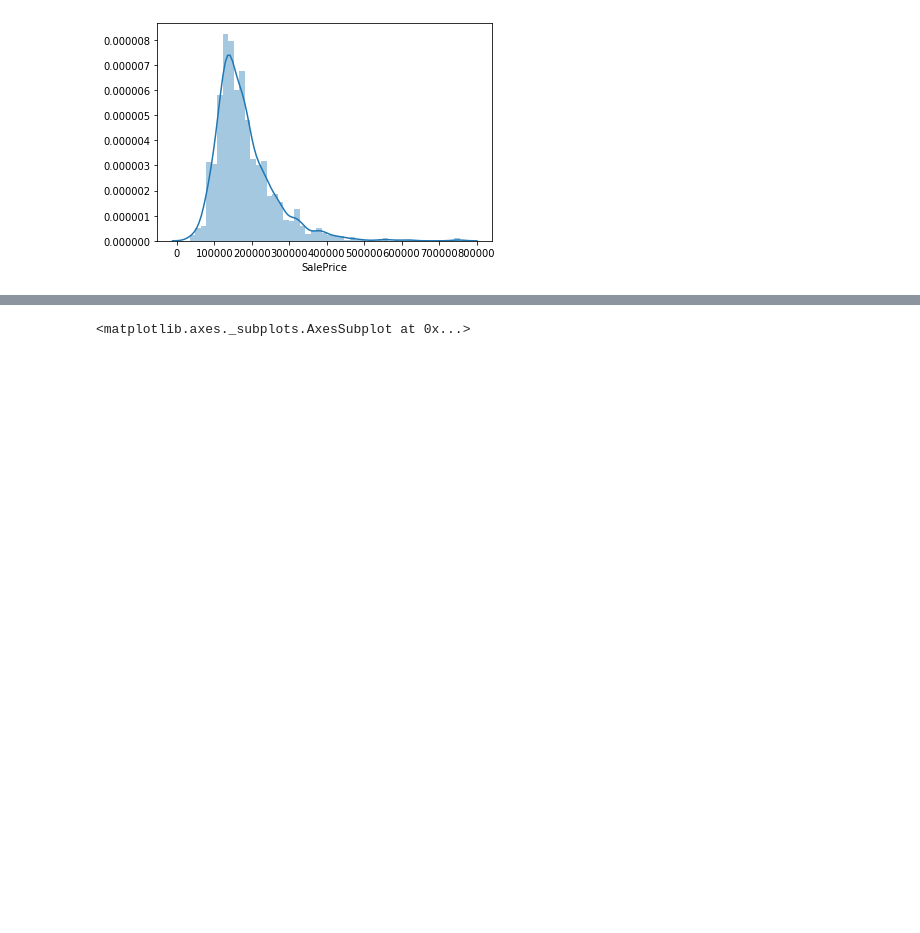
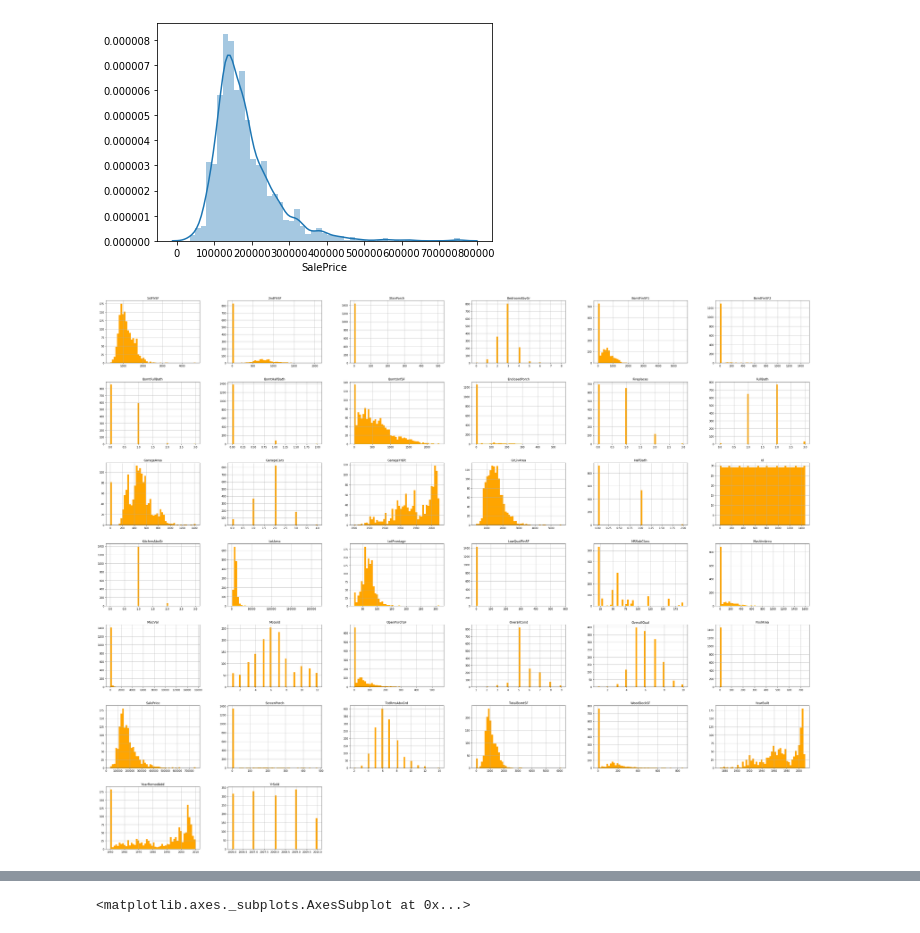
Before and after one commit to sebastianberge/ames-housing-prices, a Jupyter notebook: Ames - Housing Prices.ipynb, the cells around one changed output, grey strips where cells are left out. Cells and saved outputs as stored; diff of their text form; code cells hidden in the pictures; blank space fills up the shorter version.

```diff
--- a/Ames - Housing Prices.ipynb
+++ b/Ames - Housing Prices.ipynb
@@ -102,3 +124,8 @@ sns.distplot(train['SalePrice'])
 # %% [output]
 <matplotlib.axes._subplots.AxesSubplot at 0x...>
 [figure]
+# %%
+train.hist(bins=50, figsize=(50,40), color="orange")
+plt.show()
+# %% [output]
+[figure, added]
```
Also changed, not shown: parts of 30 cells of this notebook, 1 other file.
